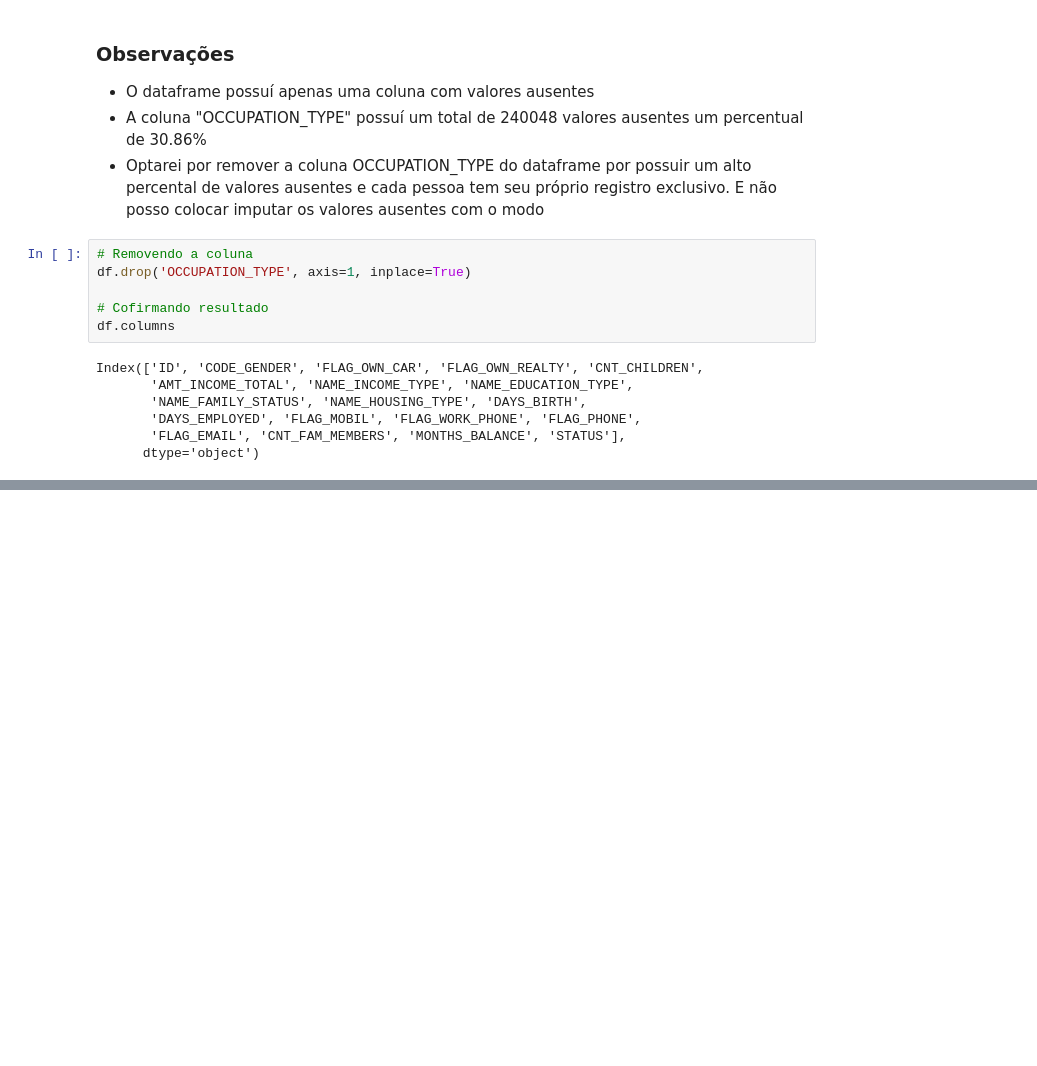
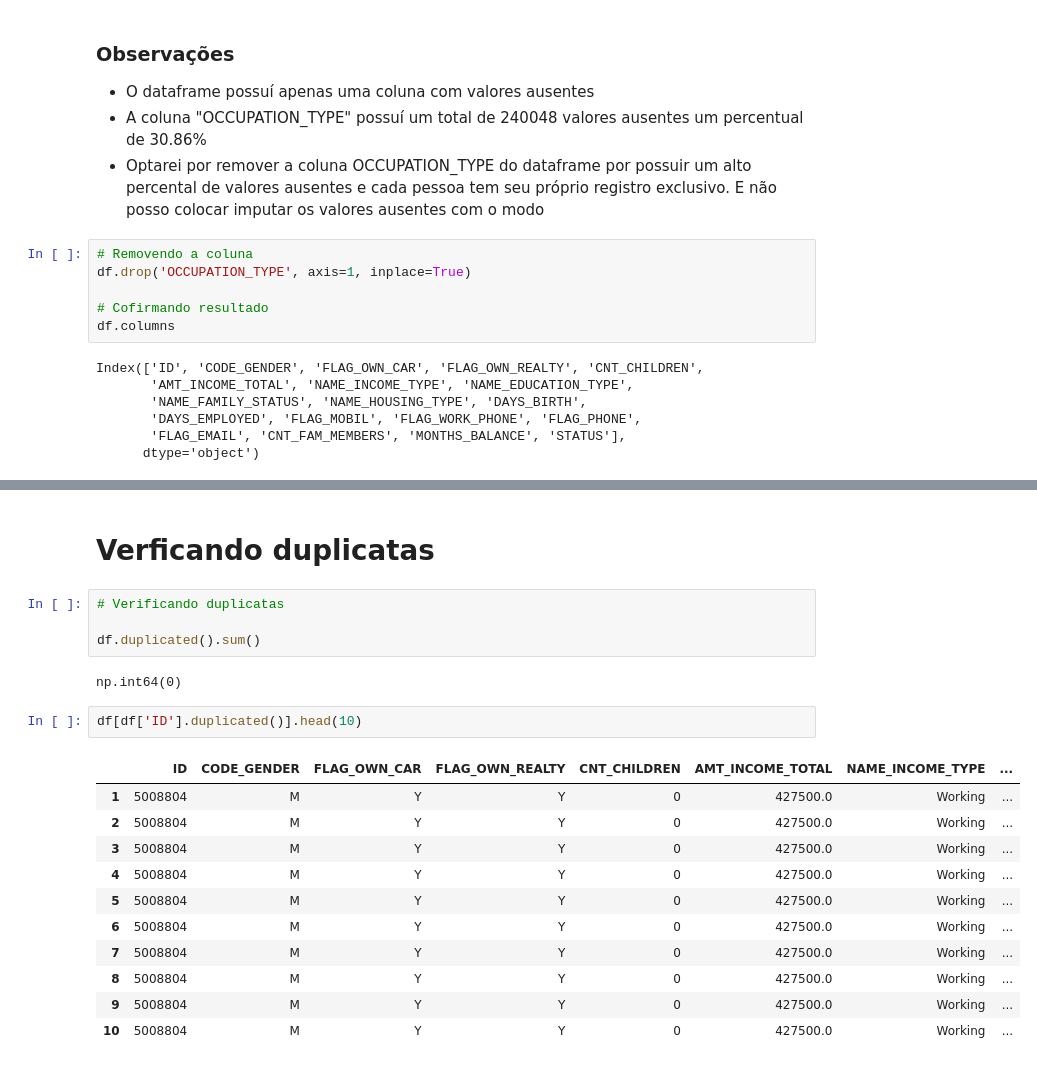
Before and after one commit to RodrigoD4v/credit-crad-risk-analysis, a Jupyter notebook: notebooks/credit_card_approval.ipynb, the cells around one changed output, grey strips where cells are left out. Drawn from its saved outputs; the diff is of its cells as text; blank space fills up the shorter version.

Commit message:
Veridicando duplicatas

```diff
--- a/notebooks/credit_card_approval.ipynb
+++ b/notebooks/credit_card_approval.ipynb
@@ -241,0 +272,22 @@ Index(['ID', 'CODE_GENDER', 'FLAG_OWN_CAR', 'FLAG_OWN_REALTY', 'CNT_CHILDREN',
+# %% [markdown]
+# Verficando duplicatas
+# %%
+# Verificando duplicatas
+
+df.duplicated().sum()
+# %% [output]
+np.int64(0)
+# %%
+df[df['ID'].duplicated()].head(10)
+# %% [output]
+|  | ID | CODE_GENDER | FLAG_OWN_CAR | FLAG_OWN_REALTY | CNT_CHILDREN | AMT_INCOME_TOTAL | NAME_INCOME_TYPE | ... |
+| 1 | 5008804 | M | Y | Y | 0 | 427500.0 | Working | ... |
+| 2 | 5008804 | M | Y | Y | 0 | 427500.0 | Working | ... |
+| 3 | 5008804 | M | Y | Y | 0 | 427500.0 | Working | ... |
+| 4 | 5008804 | M | Y | Y | 0 | 427500.0 | Working | ... |
+| 5 | 5008804 | M | Y | Y | 0 | 427500.0 | Working | ... |
+| 6 | 5008804 | M | Y | Y | 0 | 427500.0 | Working | ... |
+| 7 | 5008804 | M | Y | Y | 0 | 427500.0 | Working | ... |
+| 8 | 5008804 | M | Y | Y | 0 | 427500.0 | Working | ... |
+| 9 | 5008804 | M | Y | Y | 0 | 427500.0 | Working | ... |
+| 10 | 5008804 | M | Y | Y | 0 | 427500.0 | Working | ... |
```
Also changed, not shown: parts of 5 cells of this notebook.
